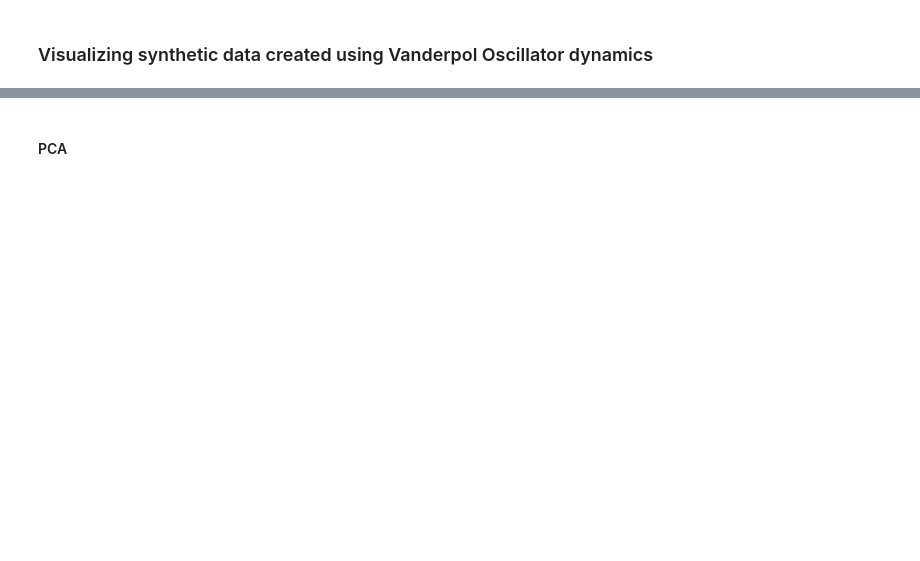
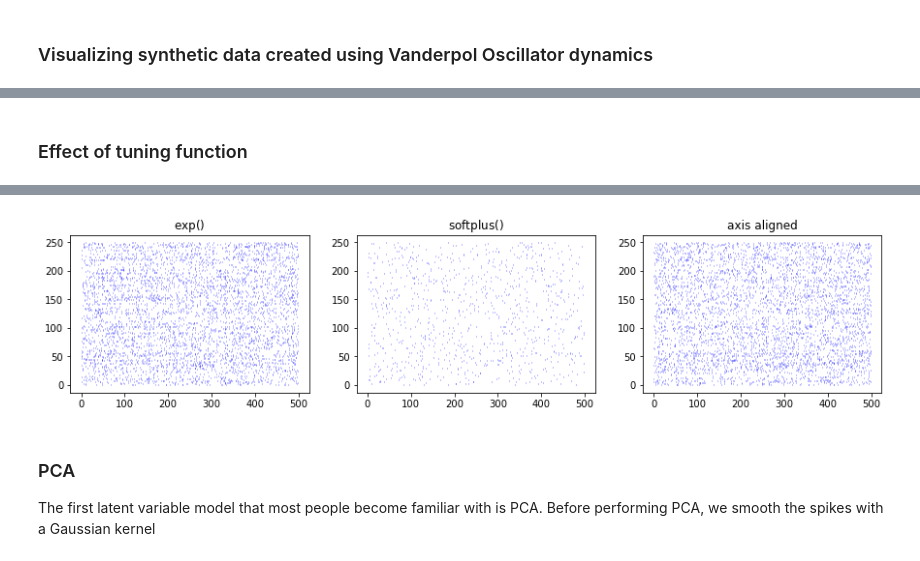
Before and after one commit to catniplab/latent_dynamics_workshop, a Jupyter notebook: vanderpol/visualize_data_pca.ipynb, the cells around one changed output, grey strips where cells are left out. Drawn from its saved outputs; the diff is of its cells as text; code cells hidden in the pictures; blank space fills up the shorter version.

Commit message:
clean up some plotting code for vdp pca, fix data generation for tuning ex.

```diff
--- a/vanderpol/visualize_data_pca.ipynb
+++ b/vanderpol/visualize_data_pca.ipynb
@@ -52,7 +62,15 @@ plt.show()
+# %% [markdown]
+### Effect of tuning function
 # %%
 # showing the spike raster generated from noisy Vdp
-fig, ax = plt.subplots(1, 1, figsize=(10, 5))
+fig, axs = plt.subplots(1, 3, figsize=(15, 3))
 events = raster_to_events(np.array(data['Y'])[0,:,:])
-_ = ax.eventplot(events, linewidths=0.5, color='blue')
-plt.show()
+events_softplus = raster_to_events(np.array(data['Y_softplus'])[0,:,:])
+events_axis_aligned = raster_to_events(np.array(data['Y_axis'])[0,:,:])
+axs[0].eventplot(events, linewidths=0.5, color='blue');
+axs[1].eventplot(events_softplus, linewidths=0.5, color='blue');
+axs[2].eventplot(events_axis_aligned, linewidths=0.5, color='blue');
+axs[0].set_title(f'$\exp()$');
+axs[1].set_title(f'softplus$()$');
+axs[2].set_title(f'axis aligned');
 # %% [output]
@@ -61,5 +77,8 @@ plt.show()
+[figure, added]
-# %% [markdown]
-#### PCA
+# %% [markdown]
+### PCA
+The first latent variable model that most people become familiar with is PCA.
+Before performing PCA, we smooth the spikes with a Gaussian kernel
 # %%
 # smoothing data with a gaussian kernel
 data_stacked = rearrange(np.array(data['Y']), 'trial time neurons -> (trial time) neurons')
```
Also changed, not shown: parts of 9 cells of this notebook, 1 other file.
